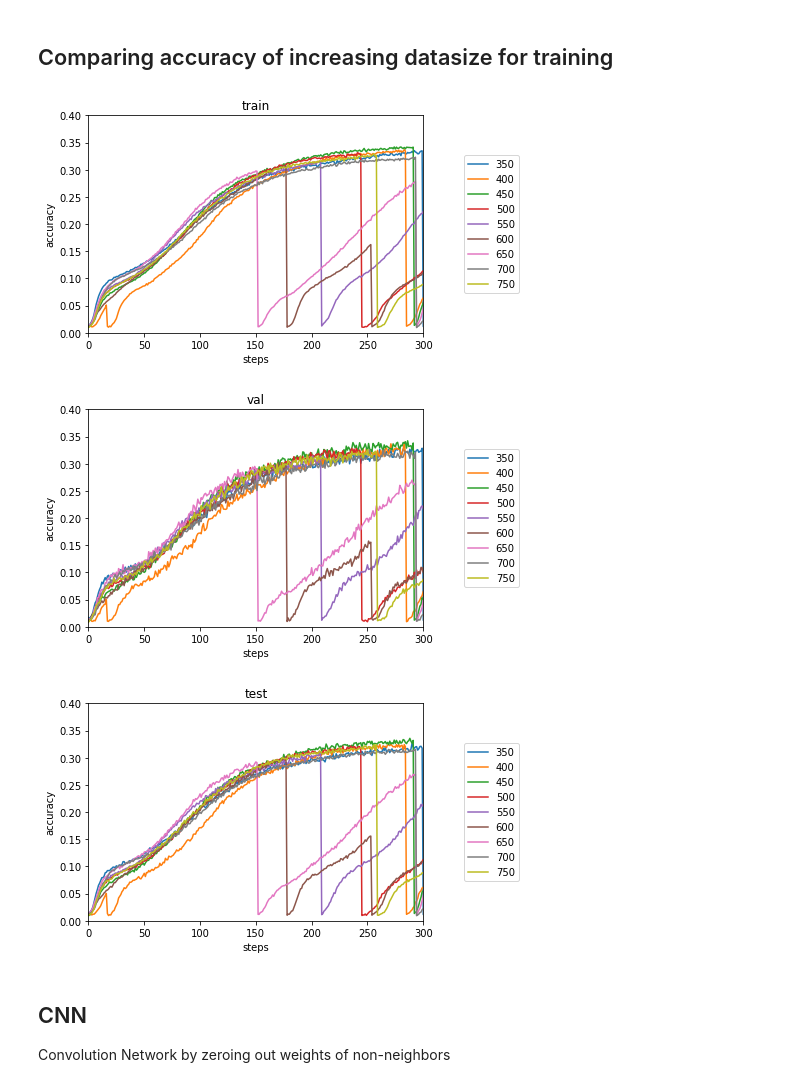
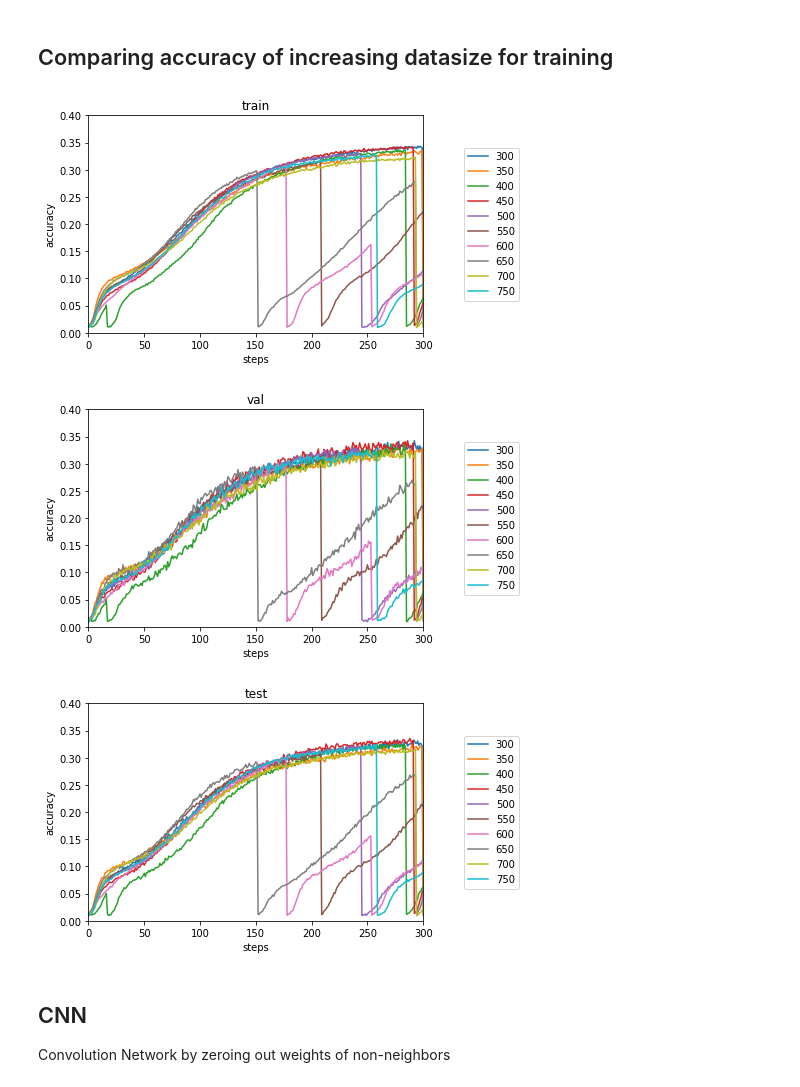
Before and after one commit to gfanti/bitcoin-deanonymization, a Jupyter notebook: vis-tests.ipynb, the cells around one changed output. Cells and saved outputs as stored; diff of their text form; code cells hidden in the pictures.

Commit message:
quick datasize test without cnn interfering

```diff
--- a/vis-tests.ipynb
+++ b/vis-tests.ipynb
@@ -114,6 +114,7 @@ With the initial run of data at 300k data points, we run tests to see if more da
 # %%
 ds = []
 
+ds+= [np.genfromtxt('tests/datasize/datasize_300000.csv', delimiter=',')]
 ds+= [np.genfromtxt('tests/datasize/datasize_350000.csv', delimiter=',')]
 ds+= [np.genfromtxt('tests/datasize/datasize_400000.csv', delimiter=',')]
 ds+= [np.genfromtxt('tests/datasize/datasize_450000.csv', delimiter=',')]
@@ -154,14 +169,14 @@ for i, arr in enumerate(ds):
 # %% [markdown]
 ## Comparing accuracy of increasing datasize for training
 # %%
-lbl = [300 + (x+1)*50 for x in range(11)]
+lbl = [300 + (x)*50 for x in range(11)]
 plot_group(ds, 0, lbl)
 plot_group(ds, 1, lbl)
 plot_group(ds, 2, lbl)
 # %% [output]
-[figure, old version]
+[figure, new version]
-[figure, old version]
+[figure, new version]
-[figure, old version]
+[figure, new version]
 # %% [markdown]
 ## CNN
 Convolution Network by zeroing out weights of non-neighbors
```
Also changed, not shown: parts of 2 cells of this notebook, 2 other files.
